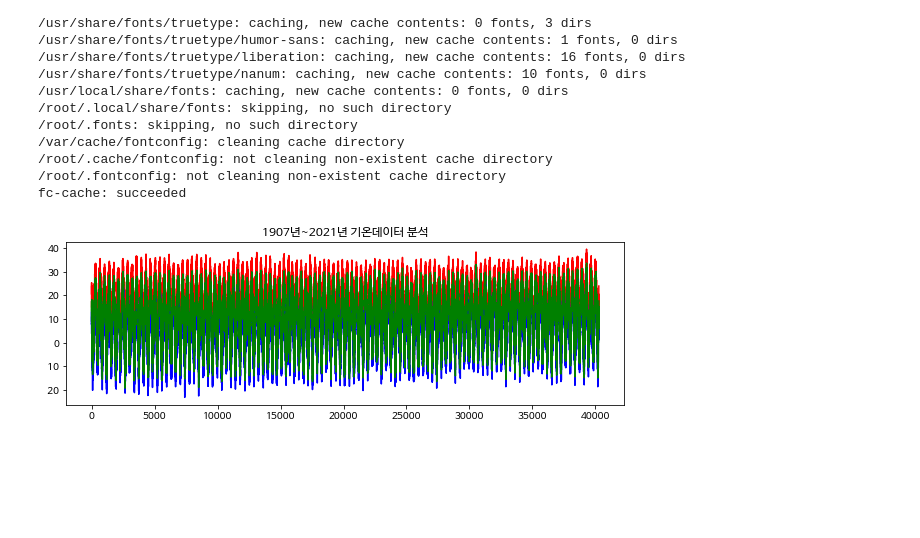
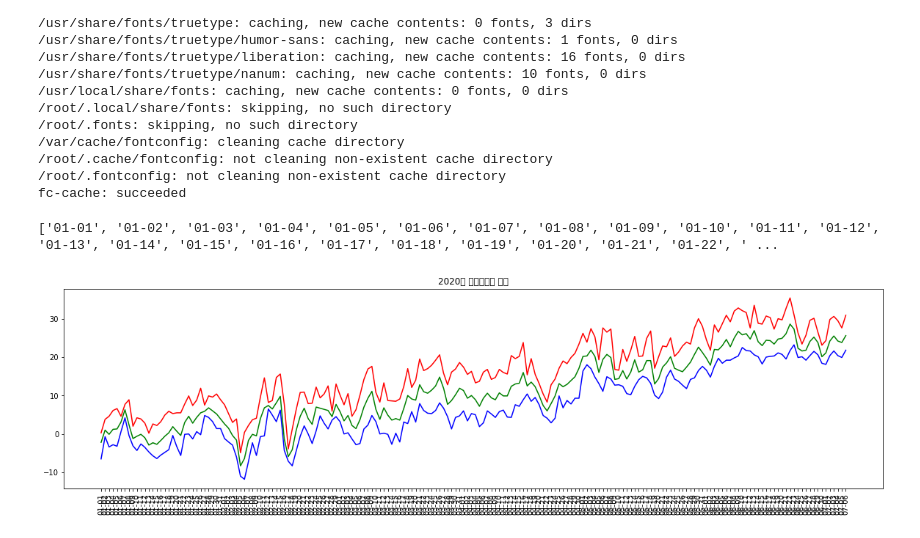
Before and after one commit to osh9149/2025_DataScience, a Jupyter notebook: 기온데이터분석.ipynb, the cells around one changed output. Saved outputs shown, nothing was run; the diff lists cells and outputs as text; code cells hidden in the pictures; blank space fills up the shorter version.

```diff
--- a/기온데이터분석.ipynb
+++ b/기온데이터분석.ipynb
@@ -4,8 +30,8 @@
 import csv
 date=input('년도-월-일(2019-05-05 형태로 입력)')
 f=open('seoul.csv','r',encoding='CP949')
-lines=csv.reader(f)
-for line in lines:
+data=csv.reader(f)
+for line in data:
     if date==line[0]:
         print(line)
 
@@ -282,16 +285,0 @@ f.close()
-# %%
-import csv
-import matplotlib.pyplot as plt
-
-f=open('seoul.csv', 'r', encoding='cp949')
-lines=csv.reader(f)
-next(lines)
-max_result=[]
-for line in lines:
-    if line[4] != '': #최고기온이 빈칸이 아닐때
-        max_result.append(float(line[4]))
-
-#print(max_result)
-plt.plot(max_result, 'r')
-plt.show()
-f.close()
@@ -322,32 +308,42 @@ fc-cache: succeeded
 # %%
 import csv
 import matplotlib.pyplot as plt
 from matplotlib import rc
+
 plt.rc('font', family='NanumBarunGothic')
-f=open('seoul.csv', 'r', encoding='cp949')
-lines=csv.reader(f)
-next(lines)
+f=open('2020_temp.csv', 'r', encoding='cp949')
+data=csv.reader(f)
+next(data)
+date_x=[]
 max_result=[]
 min_result=[]
 avg_result=[]
 
-for line in lines:
+for line in data:
+    if line[0] != '': #날짜가 빈칸이 아닐때
+        date=line[0].split('-')
+        date_x.append(date[1]+"-"+date[2])
+
     if line[4] != '': #최고기온이 빈칸이 아닐때
         max_result.append(float(line[4]))
 
     if line[3] != '': #최저기온이 빈칸이 아닐때
         min_result.append(float(line[3]))
 
     if line[2] != '': #평균기온이 빈칸이 아닐때
         avg_result.append(float(line[2]))
 
+print(date_x)
 #print(max_result)
-plt.figure(figsize=(10, 3))
-plt.plot(max_result, 'r')
-plt.plot(min_result, 'b')
-plt.plot(avg_result, 'g')
-plt.title('1907년~2021년 기온데이터 분석')
+plt.figure(figsize=(20, 5))
+plt.plot(date_x, max_result, 'r')
+plt.plot(date_x, min_result, 'b')
+plt.plot(date_x, avg_result, 'g')
+
+plt.title('2020년 기온데이터 분석')
+plt.xticks(rotation=90)
 plt.show()
 f.close()
 # %% [output]
+['01-01', '01-02', '01-03', '01-04', '01-05', '01-06', '01-07', '01-08', '01-09', '01-10', '01-11', '01-12', '01-13', '01-14', '01-15', '01-16', '01-17', '01-18', '01-19', '01-20', '01-21', '01-22', ' ...
-[figure, old version]
+[figure, new version]
```
Also changed, not shown: parts of 18 cells of this notebook.
